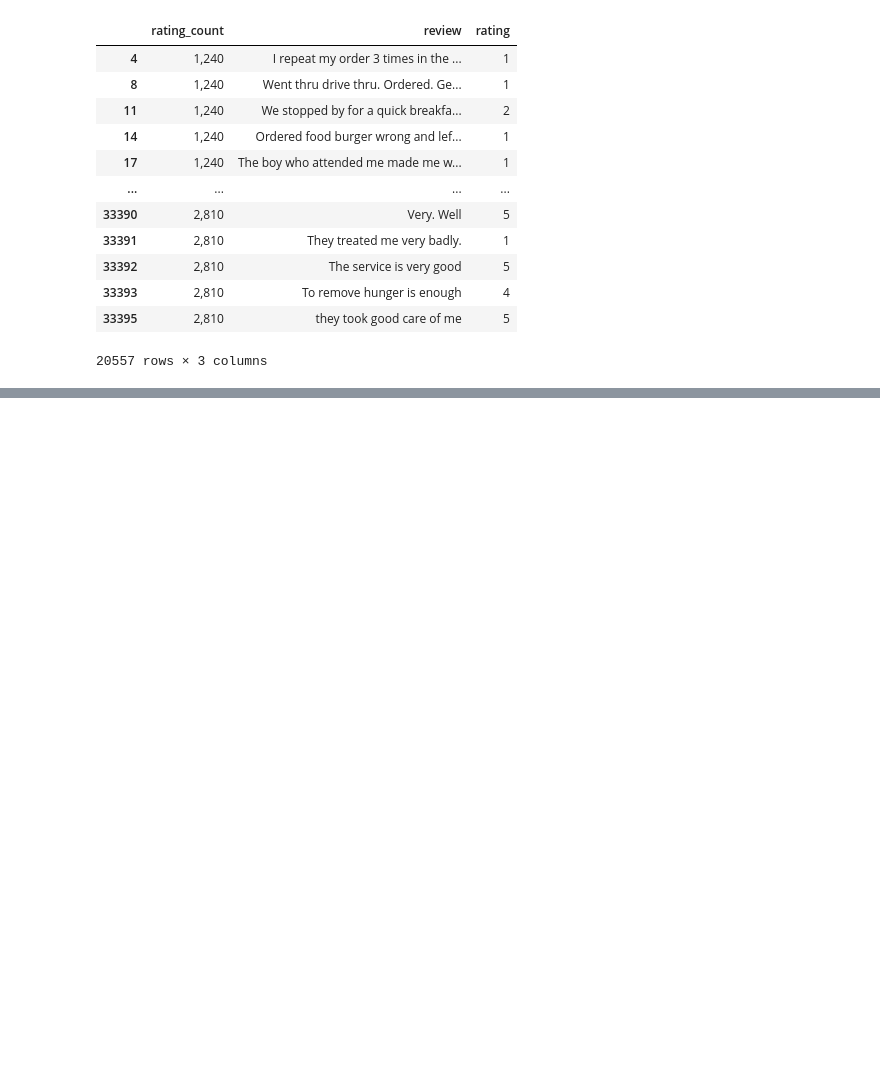
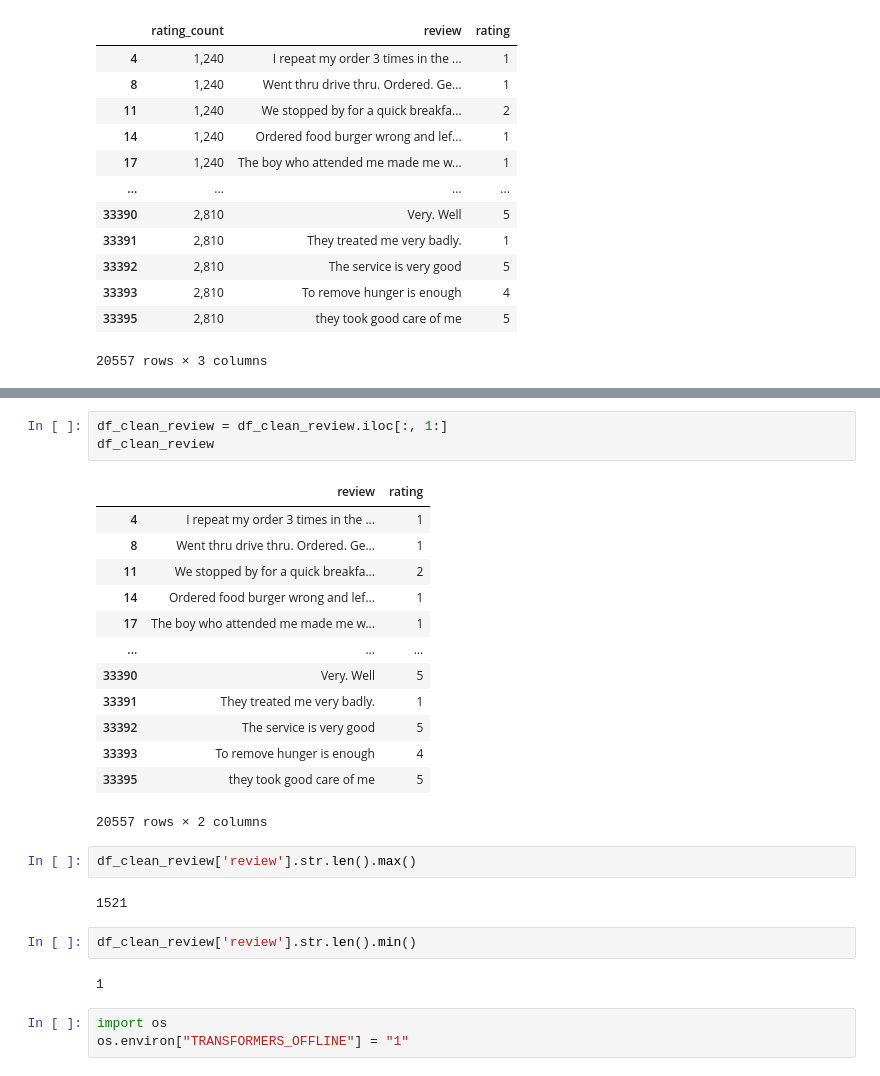
Before and after one commit to ShemYu/McD-senti, a Jupyter notebook: experiments.ipynb, the cells around one changed output, grey strips where cells are left out. Drawn from its saved outputs; the diff is of its cells as text; blank space fills up the shorter version.

```diff
--- a/experiments.ipynb
+++ b/experiments.ipynb
@@ -108,0 +162,28 @@ df_clean_review
+# %%
+df_clean_review = df_clean_review.iloc[:, 1:]
+df_clean_review
+# %% [output]
+|  | review | rating |
+| 4 | I repeat my order 3 times in the ... | 1 |
+| 8 | Went thru drive thru. Ordered. Ge... | 1 |
+| 11 | We stopped by for a quick breakfa... | 2 |
+| 14 | Ordered food burger wrong and lef... | 1 |
+| 17 | The boy who attended me made me w... | 1 |
+| ... | ... | ... |
+| 33390 | Very. Well | 5 |
+| 33391 | They treated me very badly. | 1 |
+| 33392 | The service is very good | 5 |
+| 33393 | To remove hunger is enough | 4 |
+| 33395 | they took good care of me | 5 |
+20557 rows × 2 columns
+# %%
+df_clean_review['review'].str.len().max()
+# %% [output]
+1521
+# %%
+df_clean_review['review'].str.len().min()
+# %% [output]
+1
+# %%
+import os
+os.environ["TRANSFORMERS_OFFLINE"] = "1"
```
Also changed, not shown: parts of 8 cells of this notebook.
